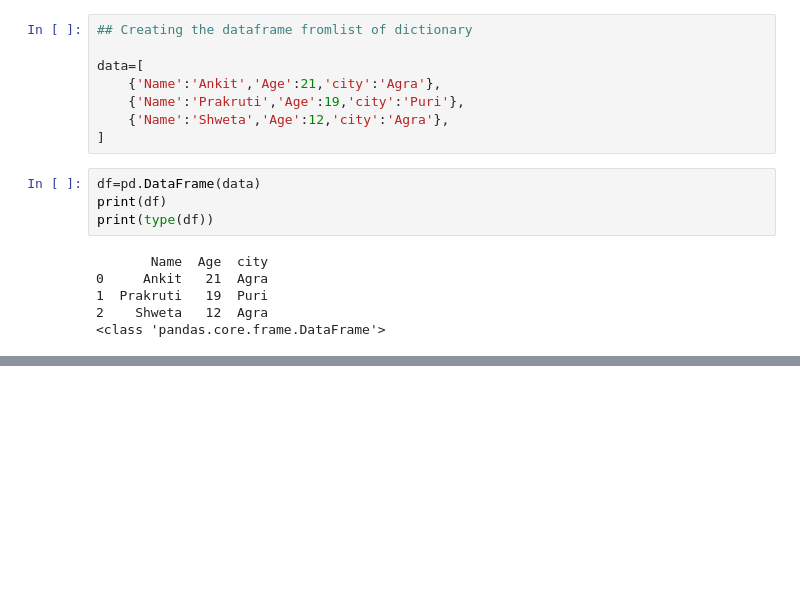
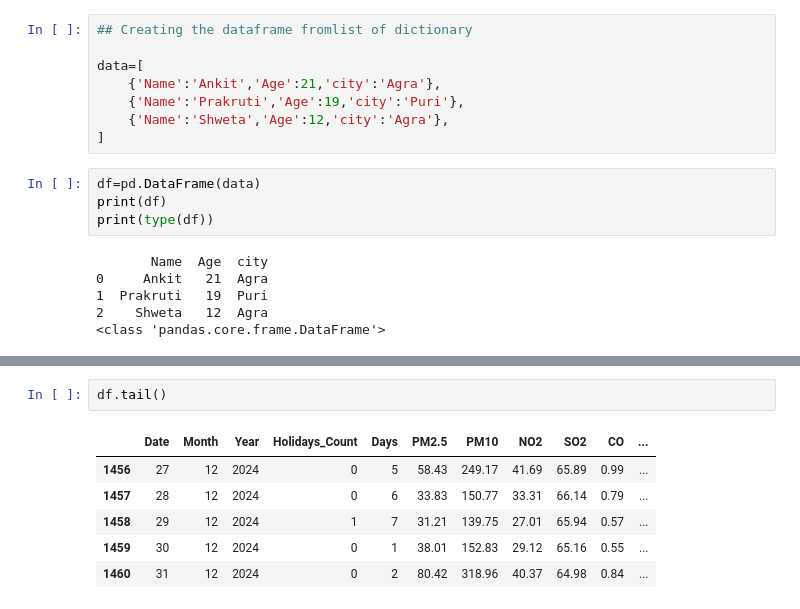
Before and after one commit to Ankitshrma25/Data-Science-with-Machine-Learning, a Jupyter notebook: Data Analysis With Python/pandas.ipynb, the cells around one changed output, grey strips where cells are left out. Saved outputs shown, nothing was run; the diff lists cells and outputs as text; blank space fills up the shorter version.

```diff
--- a/Data Analysis With Python/pandas.ipynb
+++ b/Data Analysis With Python/pandas.ipynb
@@ -89,0 +100,9 @@ print(type(df))
+# %%
+df.tail()
+# %% [output]
+|  | Date | Month | Year | Holidays_Count | Days | PM2.5 | PM10 | NO2 | SO2 | CO | ... |
+| 1456 | 27 | 12 | 2024 | 0 | 5 | 58.43 | 249.17 | 41.69 | 65.89 | 0.99 | ... |
+| 1457 | 28 | 12 | 2024 | 0 | 6 | 33.83 | 150.77 | 33.31 | 66.14 | 0.79 | ... |
+| 1458 | 29 | 12 | 2024 | 1 | 7 | 31.21 | 139.75 | 27.01 | 65.94 | 0.57 | ... |
+| 1459 | 30 | 12 | 2024 | 0 | 1 | 38.01 | 152.83 | 29.12 | 65.16 | 0.55 | ... |
+| 1460 | 31 | 12 | 2024 | 0 | 2 | 80.42 | 318.96 | 40.37 | 64.98 | 0.84 | ... |
```
Also changed, not shown: parts of 20 cells of this notebook.
